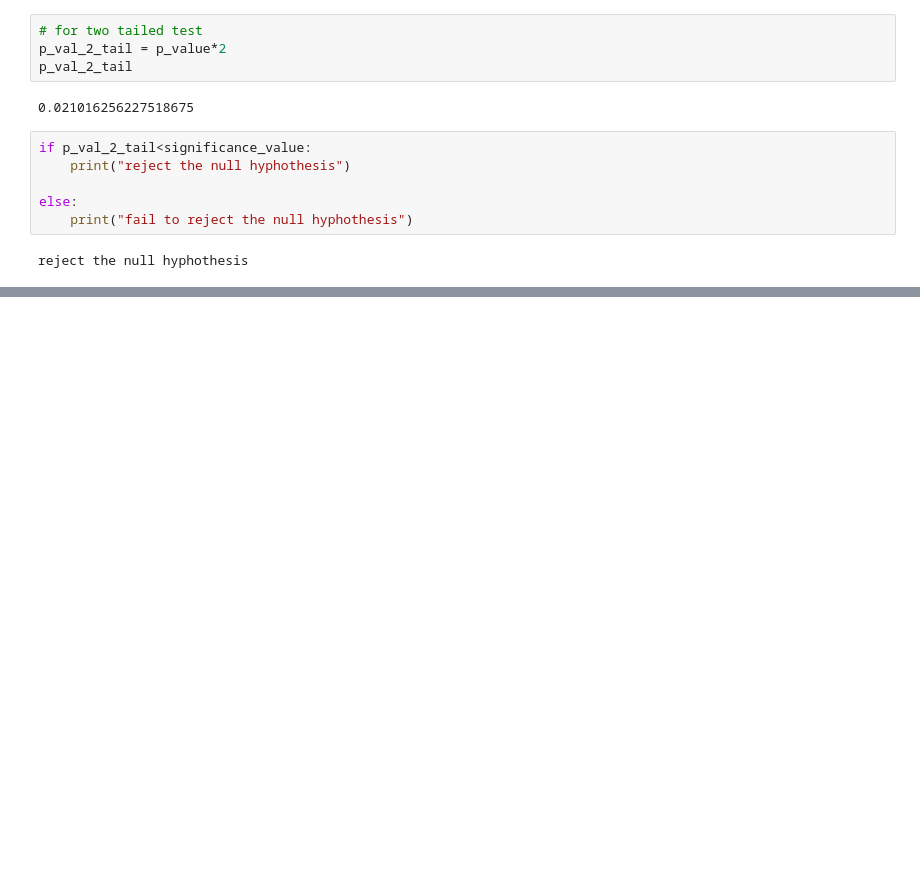
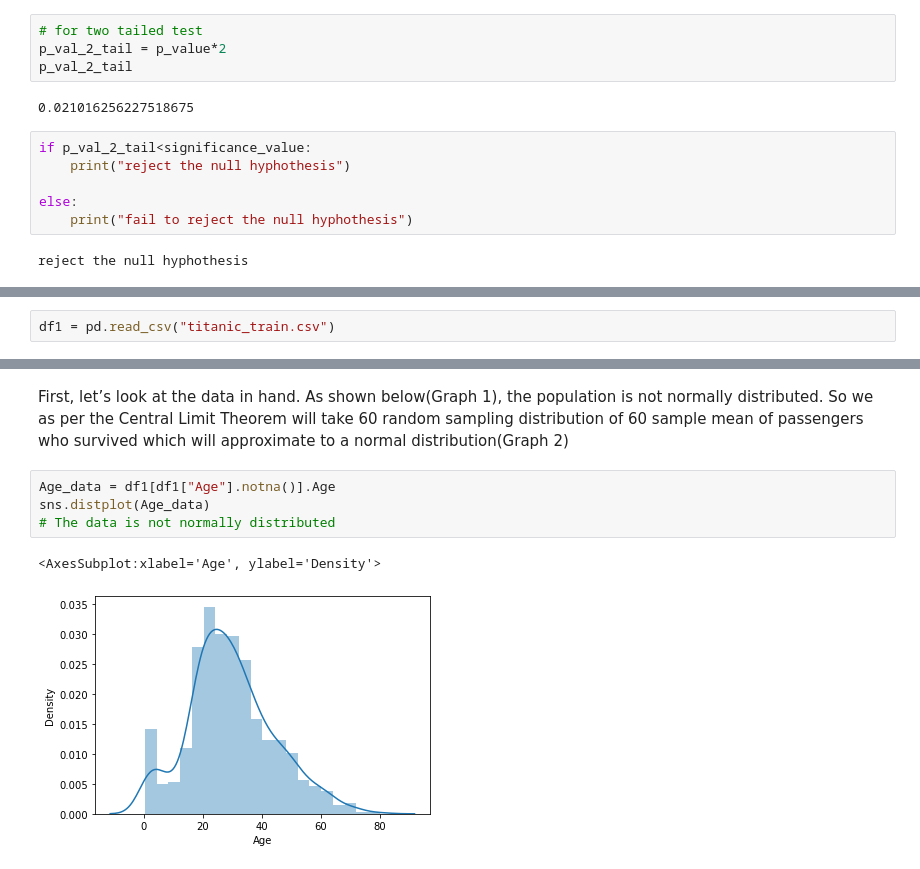
Before and after one commit to Simmisingh3/Hypothesis_book, a Jupyter notebook: z_test.ipynb, the cells around one changed output, grey strips where cells are left out. Saved outputs shown, nothing was run; the diff lists cells and outputs as text; blank space fills up the shorter version.

```diff
--- a/z_test.ipynb
+++ b/z_test.ipynb
@@ -235,0 +211,2 @@ z_crictical=stats.norm.ppf(Confidence_interval)
+# %%
+df1 = pd.read_csv("titanic_train.csv")
@@ -235,0 +234,9 @@ z_crictical=stats.norm.ppf(Confidence_interval)
+# %% [markdown]
+First, let’s look at the data in hand. As shown below(Graph 1), the population is not normally distributed. So we as per the Central Limit Theorem will take 60 random sampling distribution of 60 sample mean of passengers who survived which will approximate to a normal distribution(Graph 2)
+# %%
+Age_data = df1[df1["Age"].notna()].Age
+sns.distplot(Age_data)
+# The data is not normally distributed
+# %% [output]
+<AxesSubplot:xlabel='Age', ylabel='Density'>
+[figure, added]
```
Also changed, not shown: parts of 38 cells of this notebook, 1 other file.
